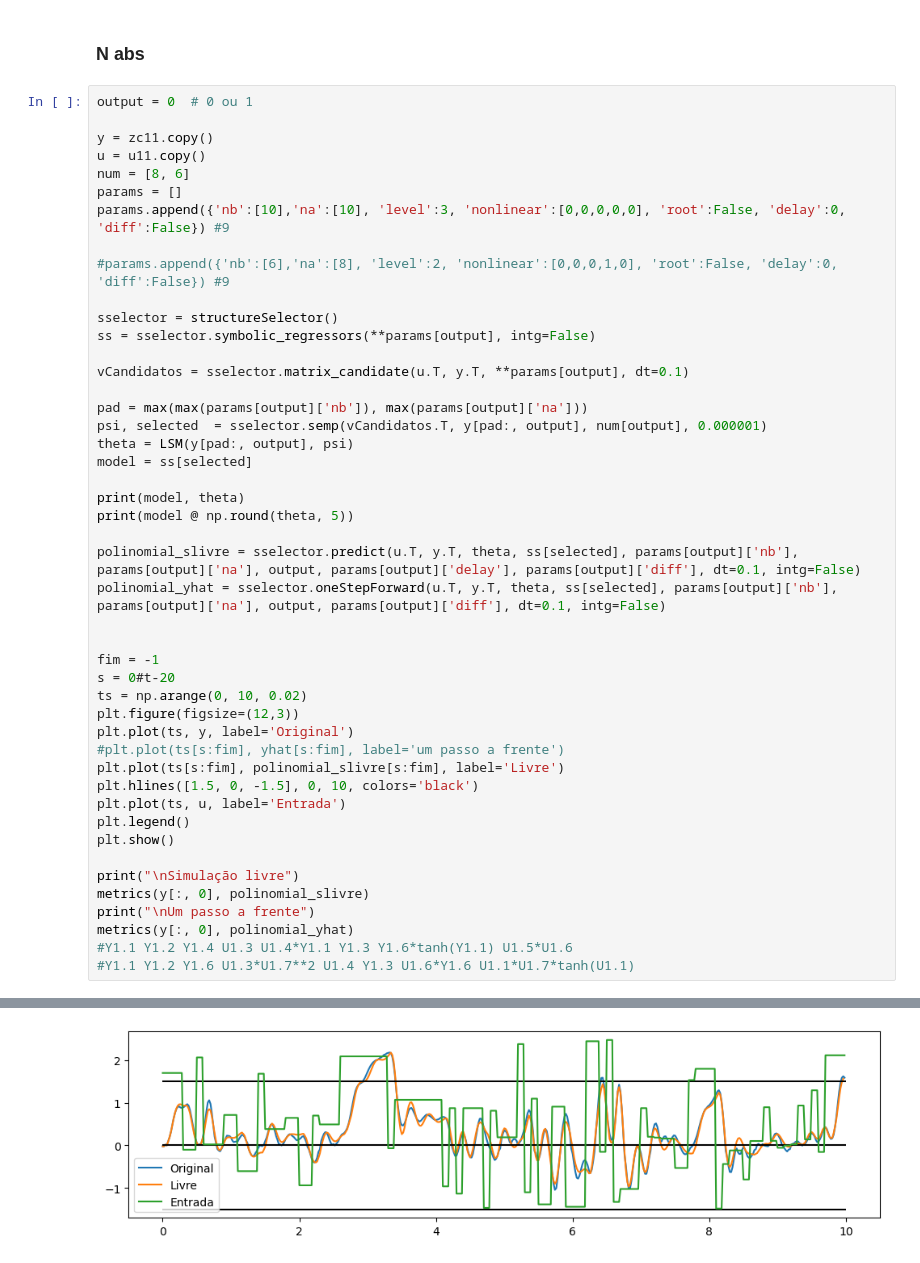
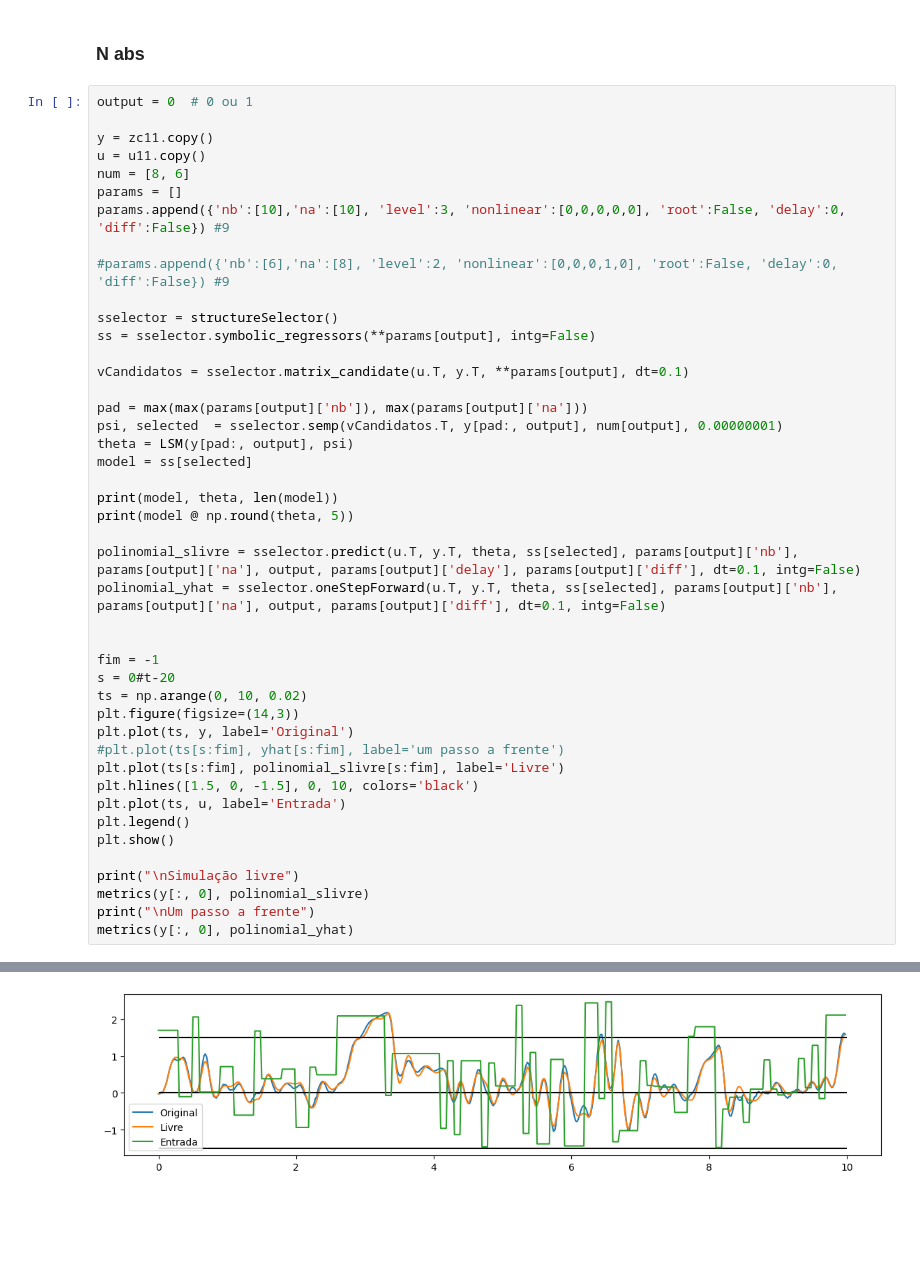
Before and after one commit to JonhLucas/NARX_MISO, a Jupyter notebook: simpleNarx/couplemotor_clean.ipynb, the cells around one changed output, grey strips where cells are left out. Cells and saved outputs as stored; diff of their text form; blank space fills up the shorter version.

```diff
--- a/simpleNarx/couplemotor_clean.ipynb
+++ b/simpleNarx/couplemotor_clean.ipynb
@@ -266,11 +299,11 @@ ss = sselector.symbolic_regressors(**params[output], intg=False)
 vCandidatos = sselector.matrix_candidate(u.T, y.T, **params[output], dt=0.1)
 
 pad = max(max(params[output]['nb']), max(params[output]['na']))
-psi, selected  = sselector.semp(vCandidatos.T, y[pad:, output], num[output], 0.000001)
+psi, selected  = sselector.semp(vCandidatos.T, y[pad:, output], num[output], 0.00000001)
 theta = LSM(y[pad:, output], psi)
 model = ss[selected]
 
-print(model, theta)
+print(model, theta, len(model))
 print(model @ np.round(theta, 5))
 
 polinomial_slivre = sselector.predict(u.T, y.T, theta, ss[selected], params[output]['nb'], params[output]['na'], output, params[output]['delay'], params[output]['diff'], dt=0.1, intg=False)
@@ -280,7 +313,7 @@ polinomial_yhat = sselector.oneStepForward(u.T, y.T, theta, ss[selected], params
 fim = -1
 s = 0#t-20
 ts = np.arange(0, 10, 0.02)
-plt.figure(figsize=(12,3))
+plt.figure(figsize=(14,3))
 plt.plot(ts, y, label='Original')
 #plt.plot(ts[s:fim], yhat[s:fim], label='um passo a frente')
 plt.plot(ts[s:fim], polinomial_slivre[s:fim], label='Livre')
@@ -293,7 +326,5 @@ print("\nSimulação livre")
 metrics(y[:, 0], polinomial_slivre)
 print("\nUm passo a frente")
 metrics(y[:, 0], polinomial_yhat)
-#Y1.1 Y1.2 Y1.4 U1.3 U1.4*Y1.1 Y1.3 Y1.6*tanh(Y1.1) U1.5*U1.6
-#Y1.1 Y1.2 Y1.6 U1.3*U1.7**2 U1.4 Y1.3 U1.6*Y1.6 U1.1*U1.7*tanh(U1.1)
 # %% [output]
 [Y1.1 U1.4 Y1.9 U1.3*U1.9**2 U1.6 U1.5*U1.6*Y1.10 Y1.3] [ 1.16518682  0.03193008  0.05273634  0.00922605  0.02902627  0.01202051
@@ -304,4 +335,4 @@ Simulação livre
-[figure, old version]
+[figure, new version]
 Simulação livre
 RMSE: 0.0922
 MSE: 0.0085
```
Also changed, not shown: parts of 8 cells of this notebook, 3 other files.
